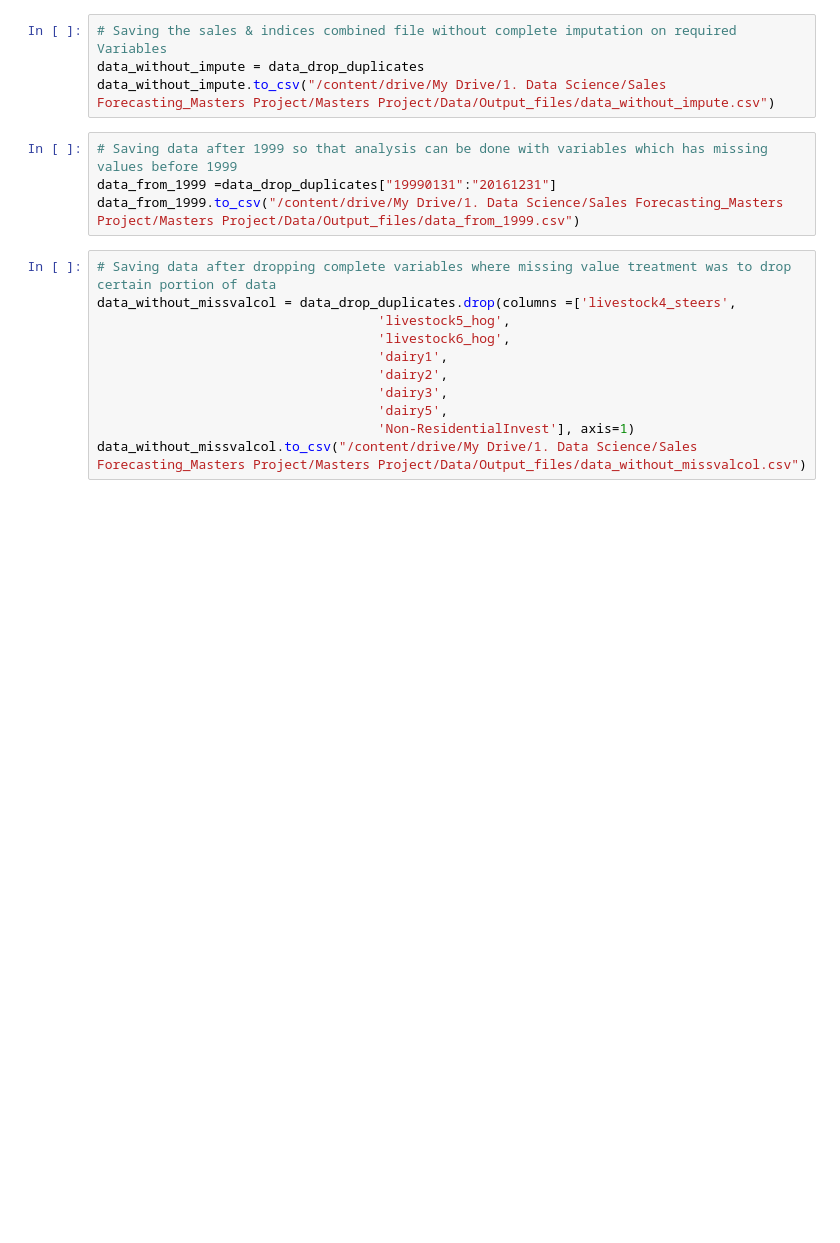
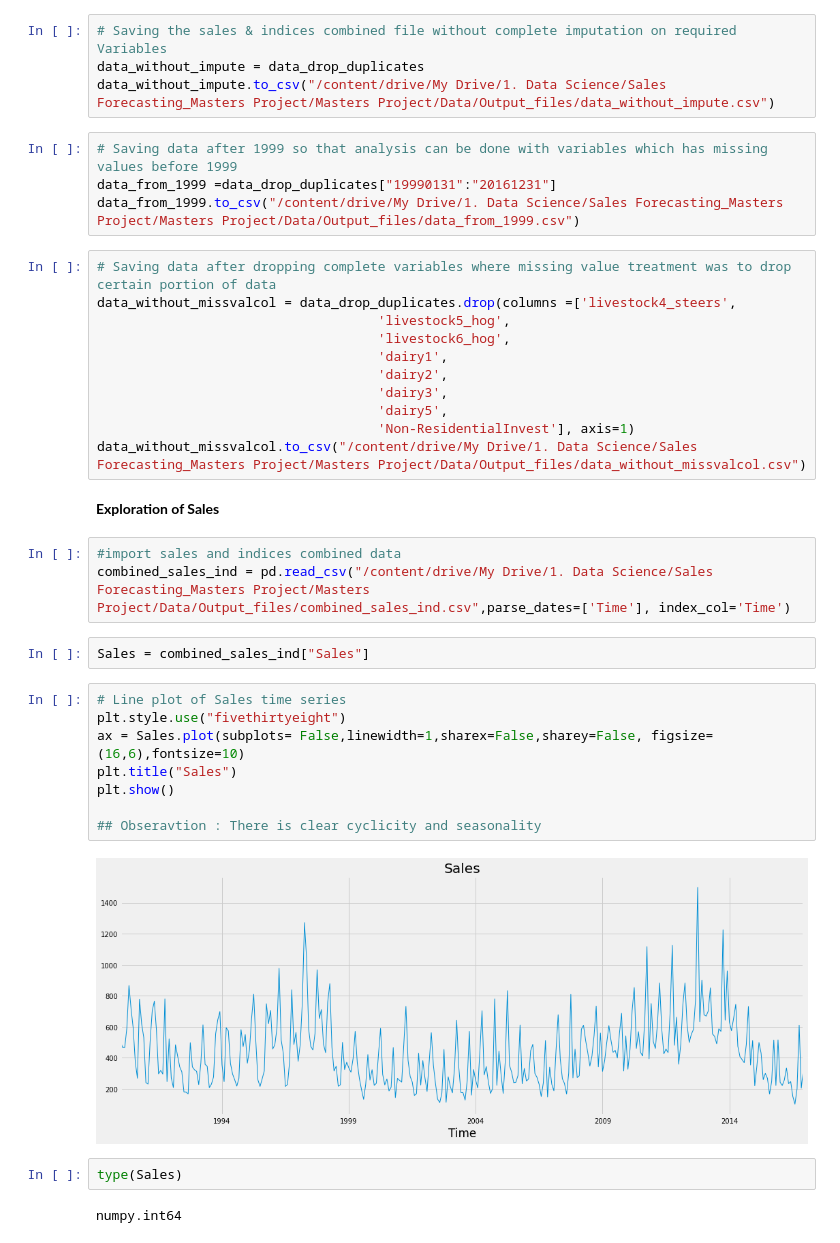
Before and after one commit to ankitaggarwal64/Time-Series-Sales-Forecasting-for-Agricultural-Equipments, a Jupyter notebook: Data_Understanding(EDA).ipynb, the cells around one changed output. Drawn from its saved outputs; the diff is of its cells as text; blank space fills up the shorter version.

Commit message:
feat : Exploration of Sales
-Year Sales box plot is plotted
-Size of the Time Series decomposition plot needs to be corrected in further exploration

```diff
--- a/Data_Understanding(EDA).ipynb
+++ b/Data_Understanding(EDA).ipynb
@@ -548,3 +548,24 @@ data_without_missvalcol = data_drop_duplicates.drop(columns =['livestock4_steers
                                     'dairy5',
                                     'Non-ResidentialInvest'], axis=1)
 data_without_missvalcol.to_csv("/content/drive/My Drive/1. Data Science/Sales Forecasting_Masters Project/Masters Project/Data/Output_files/data_without_missvalcol.csv")
+# %% [markdown]
+**Exploration of Sales**
+# %%
+#import sales and indices combined data
+combined_sales_ind = pd.read_csv("/content/drive/My Drive/1. Data Science/Sales Forecasting_Masters Project/Masters Project/Data/Output_files/combined_sales_ind.csv",parse_dates=['Time'], index_col='Time')
+# %%
+Sales = combined_sales_ind["Sales"]
+# %%
+# Line plot of Sales time series
+plt.style.use("fivethirtyeight")
+ax = Sales.plot(subplots= False,linewidth=1,sharex=False,sharey=False, figsize=(16,6),fontsize=10)
+plt.title("Sales")
+plt.show()
+
+## Obseravtion : There is clear cyclicity and seasonality
+# %% [output]
+[figure, added]
+# %%
+type(Sales)
+# %% [output]
+numpy.int64
```
Also changed, not shown: parts of 4 cells of this notebook.
